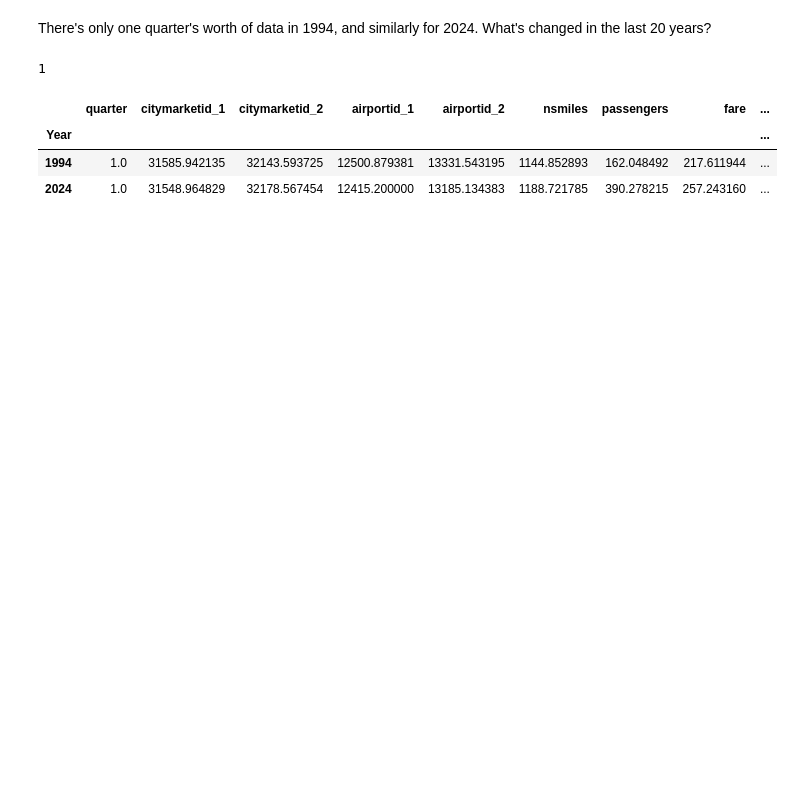
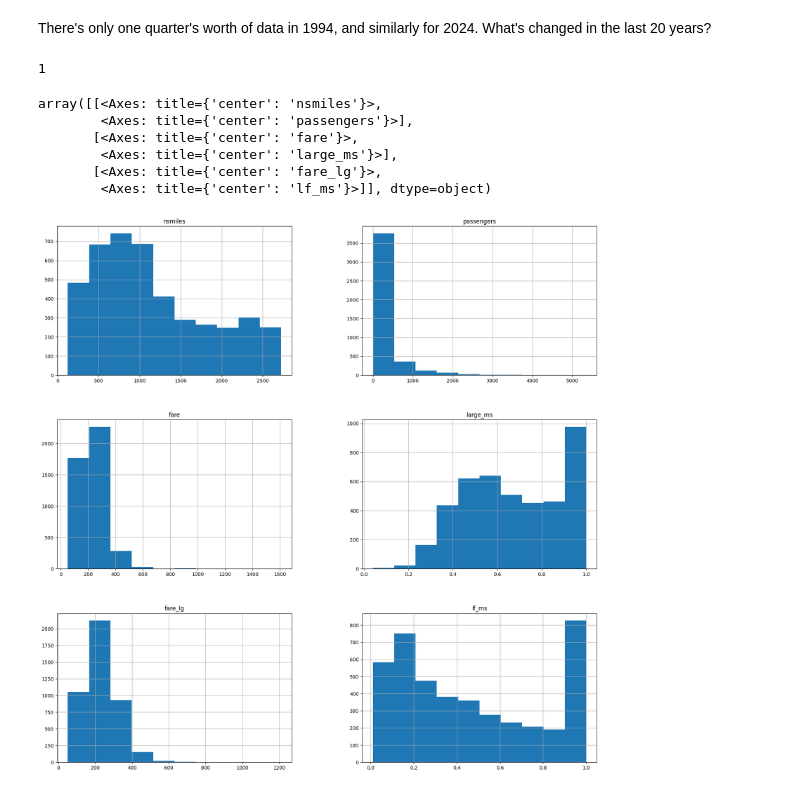
Before and after one commit to jrayers97/cdc2024, a Jupyter notebook: 20year.ipynb, the cells around one changed output. Cells and saved outputs as stored; diff of their text form; code cells hidden in the pictures; blank space fills up the shorter version.

Commit message:
added new notebook and updates 20year notebook

```diff
--- a/20year.ipynb
+++ b/20year.ipynb
@@ -170,9 +179,15 @@ df[df['Year']==1994]['quarter'].nunique()
 # %% [output]
 1
 # %%
-df[df['Year'].isin([1994,2024])].groupby('Year').mean(numeric_only=True)
+df2=df[df['Year'].isin([1994,2024])]
-# %% [output]
-|  | quarter | citymarketid_1 | citymarketid_2 | airportid_1 | airportid_2 | nsmiles | passengers | fare | ... |
-| Year |  |  |  |  |  |  |  |  | ... |
-| 1994 | 1.0 | 31585.942135 | 32143.593725 | 12500.879381 | 13331.543195 | 1144.852893 | 162.048492 | 217.611944 | ... |
-| 2024 | 1.0 | 31548.964829 | 32178.567454 | 12415.200000 | 13185.134383 | 1188.721785 | 390.278215 | 257.243160 | ... |
+# %%
+df2[['nsmiles', 'passengers', 'fare', 'carrier_lg', 'large_ms', 'fare_lg',
+       'carrier_low', 'lf_ms']].hist()
+# %% [output]
+array([[<Axes: title={'center': 'nsmiles'}>,
+        <Axes: title={'center': 'passengers'}>],
+       [<Axes: title={'center': 'fare'}>,
+        <Axes: title={'center': 'large_ms'}>],
+       [<Axes: title={'center': 'fare_lg'}>,
+        <Axes: title={'center': 'lf_ms'}>]], dtype=object)
+[figure, added]
```
Also changed, not shown: parts of 2 cells of this notebook, 1 other file.
